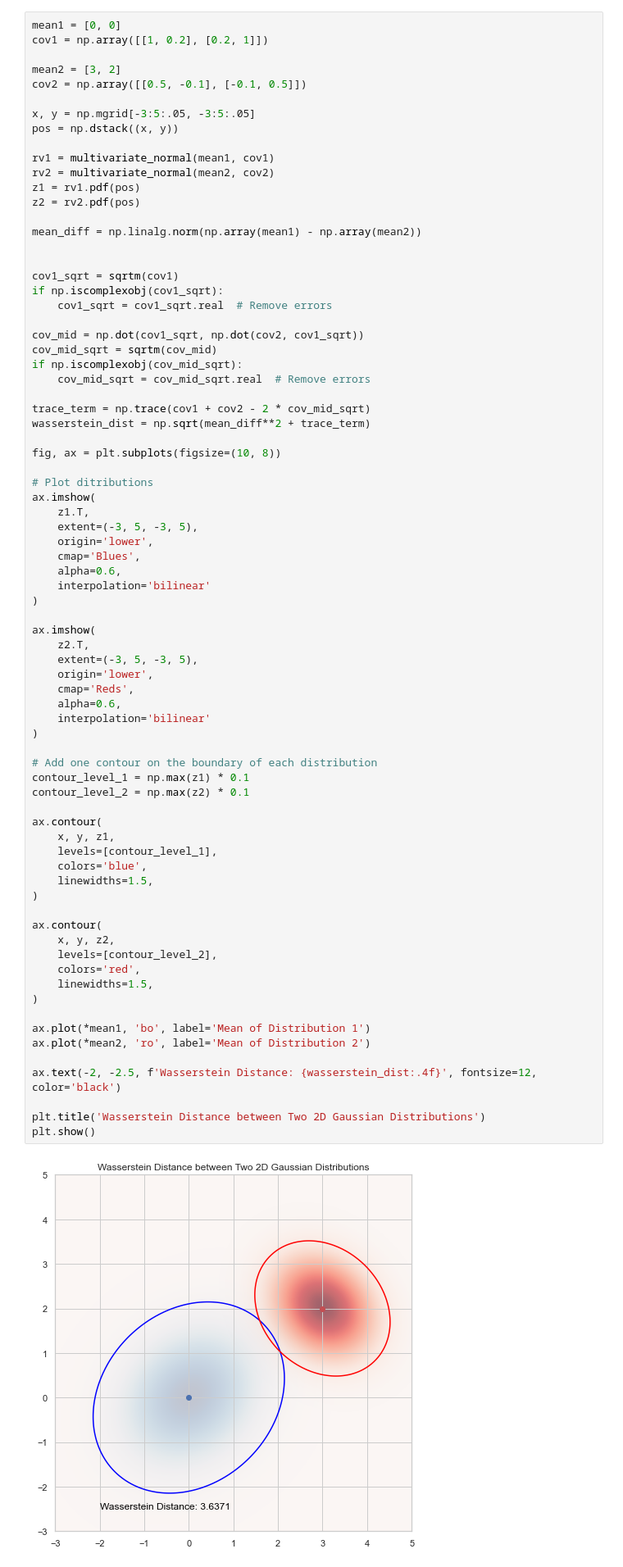
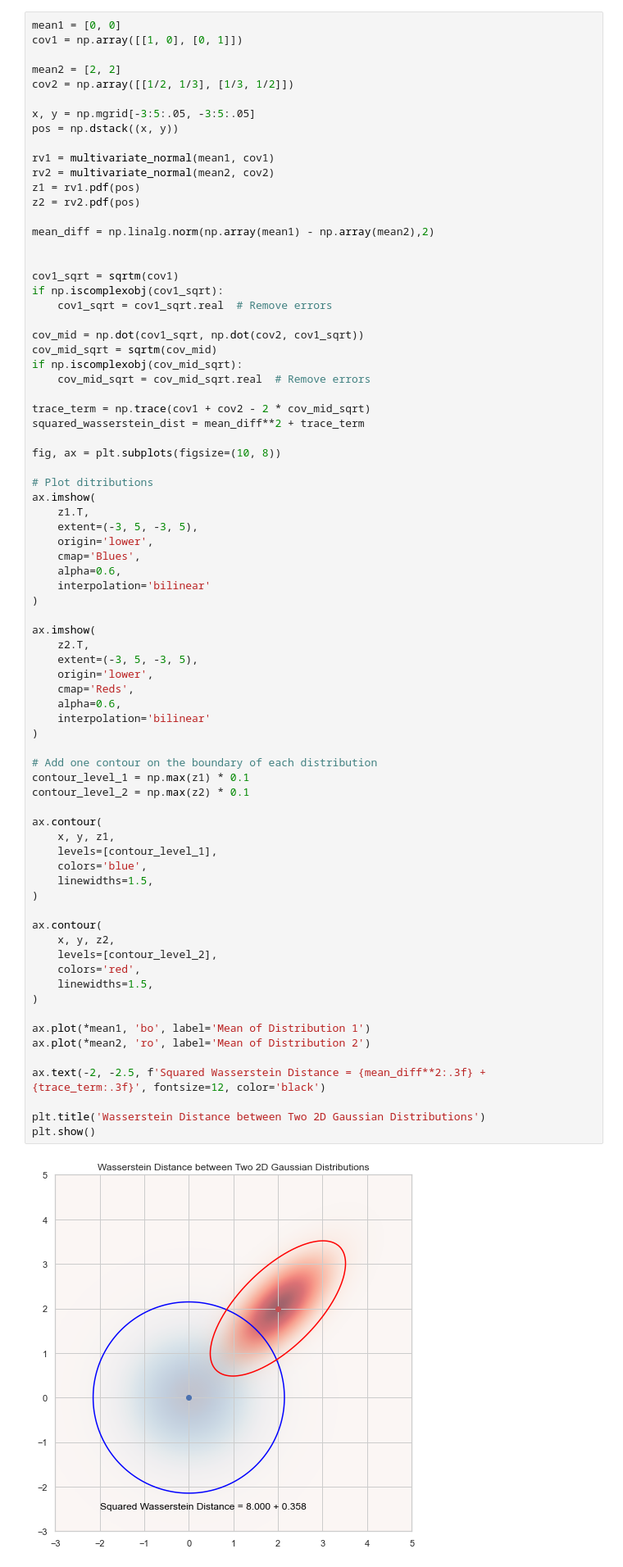
Before and after one commit to Mullerio/Optimal-Transport-Seminar, a Jupyter notebook: test.ipynb, the cells around one changed output. Shown at 82% size. Saved outputs shown, nothing was run; the diff lists cells and outputs as text.

```diff
--- a/test.ipynb
+++ b/test.ipynb
@@ -73,10 +73,10 @@ plt.show()
 [figure]
 # %%
 mean1 = [0, 0]
-cov1 = np.array([[1, 0.2], [0.2, 1]])
+cov1 = np.array([[1, 0], [0, 1]])
 
-mean2 = [3, 2]
-cov2 = np.array([[0.5, -0.1], [-0.1, 0.5]])
+mean2 = [2, 2]
+cov2 = np.array([[1/2, 1/3], [1/3, 1/2]])
 
 x, y = np.mgrid[-3:5:.05, -3:5:.05]
 pos = np.dstack((x, y))
@@ -86,7 +86,7 @@ rv2 = multivariate_normal(mean2, cov2)
 z1 = rv1.pdf(pos)
 z2 = rv2.pdf(pos)
 
-mean_diff = np.linalg.norm(np.array(mean1) - np.array(mean2))
+mean_diff = np.linalg.norm(np.array(mean1) - np.array(mean2),2)
 
 
 cov1_sqrt = sqrtm(cov1)
@@ -99,7 +99,7 @@ if np.iscomplexobj(cov_mid_sqrt):
     cov_mid_sqrt = cov_mid_sqrt.real  # Remove errors
 
 trace_term = np.trace(cov1 + cov2 - 2 * cov_mid_sqrt)
-wasserstein_dist = np.sqrt(mean_diff**2 + trace_term)
+squared_wasserstein_dist = mean_diff**2 + trace_term
 
 fig, ax = plt.subplots(figsize=(10, 8))
 
@@ -120,32 +120,32 @@ ax.imshow(
     cmap='Reds',
     alpha=0.6,
     interpolation='bilinear'
 )
 
 # Add one contour on the boundary of each distribution
 contour_level_1 = np.max(z1) * 0.1
 contour_level_2 = np.max(z2) * 0.1
 
 ax.contour(
     x, y, z1,
     levels=[contour_level_1],
     colors='blue',
     linewidths=1.5,
 )
 
 ax.contour(
     x, y, z2,
     levels=[contour_level_2],
     colors='red',
     linewidths=1.5,
 )
 
 ax.plot(*mean1, 'bo', label='Mean of Distribution 1')
 ax.plot(*mean2, 'ro', label='Mean of Distribution 2')
 
-ax.text(-2, -2.5, f'Wasserstein Distance: {wasserstein_dist:.4f}', fontsize=12, color='black')
+ax.text(-2, -2.5, f'Squared Wasserstein Distance = {mean_diff**2:.3f} + {trace_term:.3f}', fontsize=12, color='black')
 
 plt.title('Wasserstein Distance between Two 2D Gaussian Distributions')
 plt.show()
 # %% [output]
-[figure, old version]
+[figure, new version]
```
Also changed, not shown: parts of 1 cell of this notebook, 6 other files.
